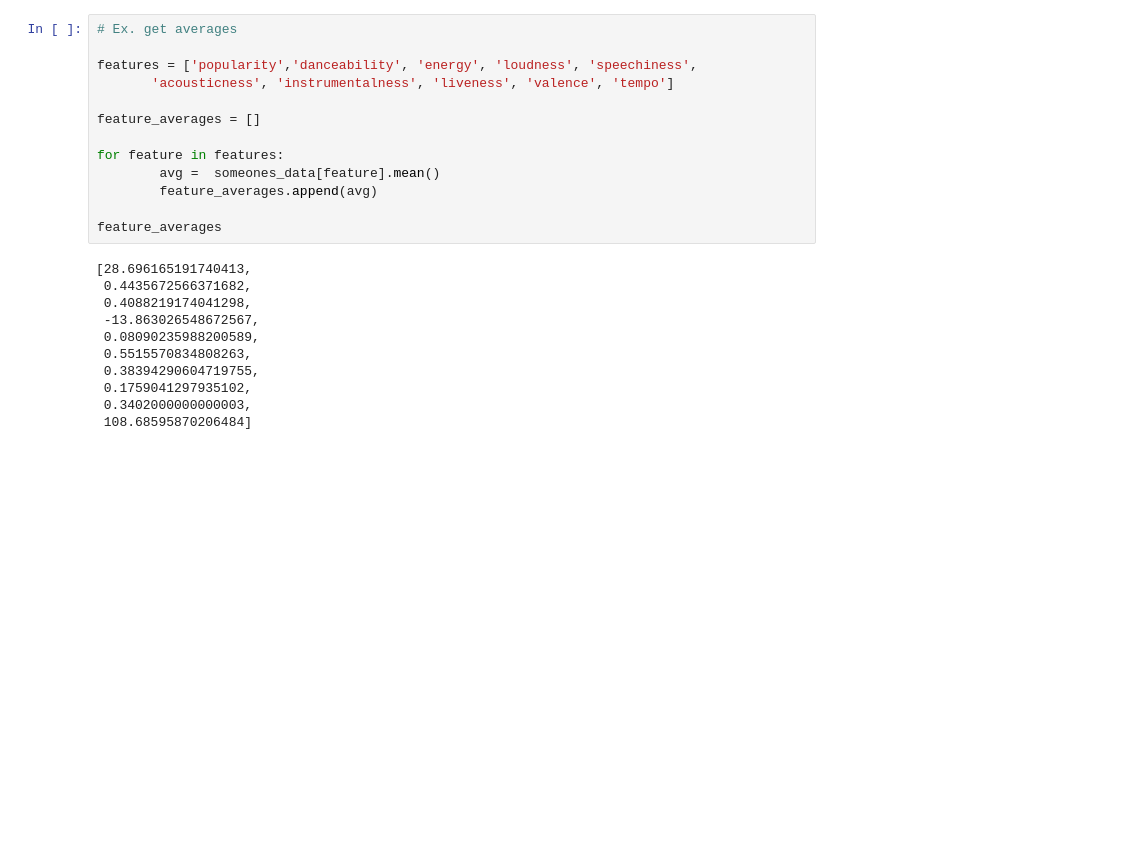
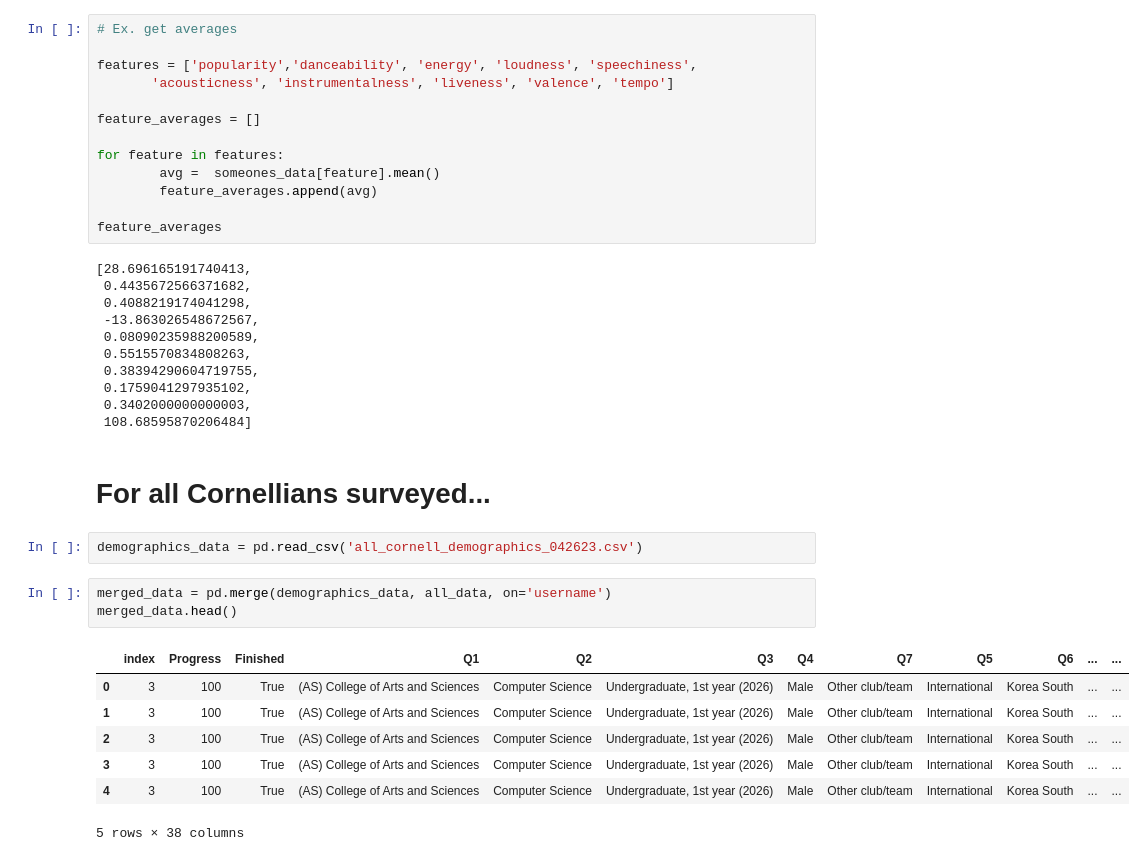
Before and after one commit to ahmedksultan/cdjsp23_brs, a Jupyter notebook: nb_playground4.ipynb, the cells around one changed output. Saved outputs shown, nothing was run; the diff lists cells and outputs as text; blank space fills up the shorter version.

```diff
--- a/nb_playground4.ipynb
+++ b/nb_playground4.ipynb
@@ -74,3 +86,18 @@ feature_averages
  0.1759041297935102,
  0.3402000000000003,
  108.68595870206484]
+# %% [markdown]
+<h1> For all Cornellians surveyed... </h1>
+# %%
+demographics_data = pd.read_csv('all_cornell_demographics_042623.csv')
+# %%
+merged_data = pd.merge(demographics_data, all_data, on='username')
+merged_data.head()
+# %% [output]
+|  | index | Progress | Finished | Q1 | Q2 | Q3 | Q4 | Q7 | Q5 | Q6 | ... | ... |
+| 0 | 3 | 100 | True | (AS) College of Arts and Sciences | Computer Science | Undergraduate, 1st year (2026) | Male | Other club/team | International | Korea South | ... | ... |
+| 1 | 3 | 100 | True | (AS) College of Arts and Sciences | Computer Science | Undergraduate, 1st year (2026) | Male | Other club/team | International | Korea South | ... | ... |
+| 2 | 3 | 100 | True | (AS) College of Arts and Sciences | Computer Science | Undergraduate, 1st year (2026) | Male | Other club/team | International | Korea South | ... | ... |
+| 3 | 3 | 100 | True | (AS) College of Arts and Sciences | Computer Science | Undergraduate, 1st year (2026) | Male | Other club/team | International | Korea South | ... | ... |
+| 4 | 3 | 100 | True | (AS) College of Arts and Sciences | Computer Science | Undergraduate, 1st year (2026) | Male | Other club/team | International | Korea South | ... | ... |
+5 rows × 38 columns
```
Also changed, not shown: parts of 5 cells of this notebook.
